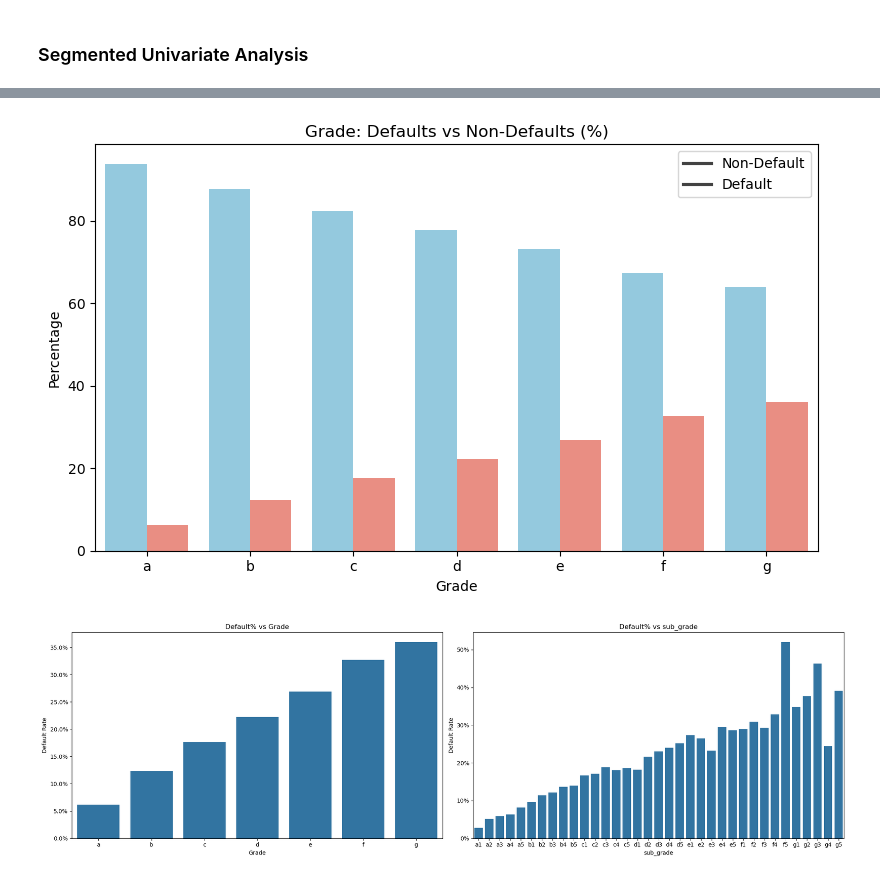
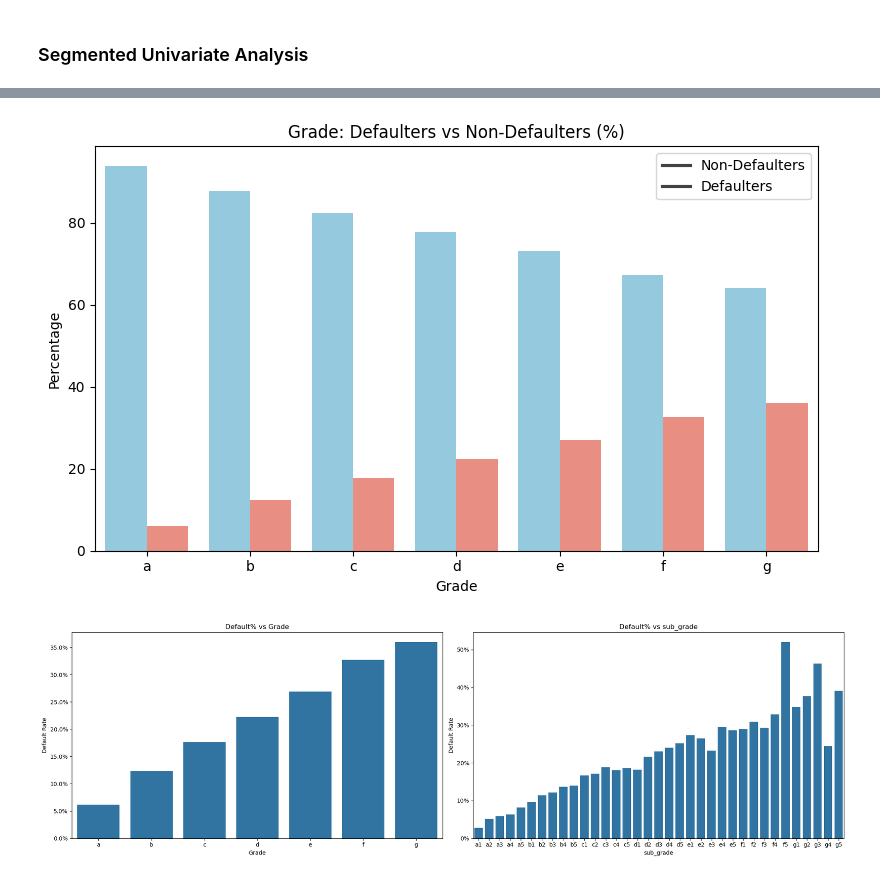
Before and after one commit to NNirola/LendingClubCaseStudy-1, a Jupyter notebook: Group_Facilitator_Name.ipynb, the cells around one changed output, grey strips where cells are left out. Saved outputs shown, nothing was run; the diff lists cells and outputs as text; code cells hidden in the pictures.

```diff
--- a/Group_Facilitator_Name.ipynb
+++ b/Group_Facilitator_Name.ipynb
@@ -573,23 +613,23 @@ plt.show()
 # %%
 # Grade (bar plot, percentage)
 plt.figure(figsize=(8, 5))
 grade_counts = df_loan.groupby(['grade', 'is_default']).size().reset_index(name='count')
 grade_totals = grade_counts.groupby('grade')['count'].transform('sum')
 grade_counts['percent'] = 100 * grade_counts['count'] / grade_totals
 
 sns.barplot(
     x='grade', y='percent', hue='is_default', data=grade_counts,
     palette=['skyblue', 'salmon'], order=sorted(df_loan['grade'].unique())
 )
 
-plt.title('Grade: Defaults vs Non-Defaults (%)')
+plt.title('Grade: Defaulters vs Non-Defaulters (%)')
 plt.xlabel('Grade')
 plt.ylabel('Percentage')
-plt.legend(['Non-Default', 'Default'])
+plt.legend(['Non-Defaulters', 'Defaulters'])
 plt.tight_layout()
 plt.show()
 # %% [output]
-[figure, old version]
+[figure, new version]
 # %%
 # Default Rate by Grade
 plt.figure(figsize=(20, 6))
```
Also changed, not shown: parts of 59 cells of this notebook.
